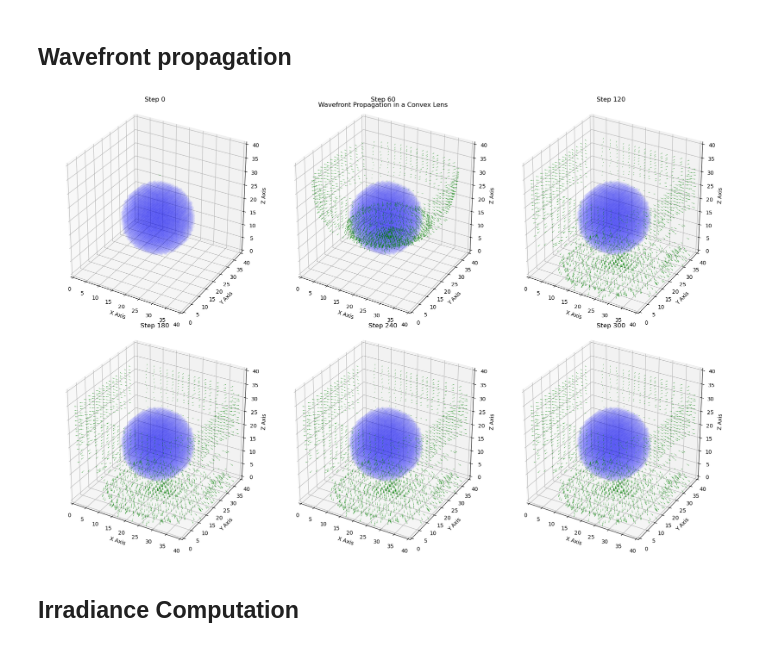
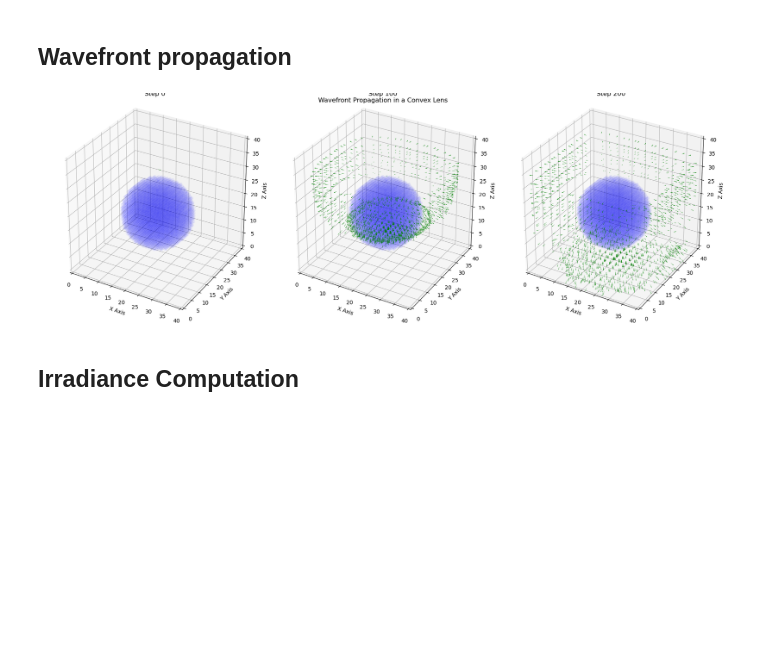
Before and after one commit to swirling-wind/demo-3D-eikonal, a Jupyter notebook: torch_demo.ipynb, the cells around one changed output. Saved outputs shown, nothing was run; the diff lists cells and outputs as text; code cells hidden in the pictures; blank space fills up the shorter version.

```diff
--- a/torch_demo.ipynb
+++ b/torch_demo.ipynb
@@ -228,8 +240,13 @@ def simulate_wavefront_propagation(cur_IOR, grad_xyz, initial_wavefront_pos, ini
     return wavefront_pos_list, wavefront_dir_list
 
 
-test_num_steps = 300
-test_delta_t = 1.0 * num_x / 100
+theta_step = 3
+phi_step = 3
+initial_wavefront_positions = torch.tensor([(num_x//2, num_y//2, num_z - wall_thickness - 3)], dtype=torch.float16, device=device)
+initial_wavefront_directions = torch.tensor([spherical_to_cartesian(theta, phi) for theta in range(90, 180, theta_step) for phi in range(0, 360, phi_step)], dtype=torch.float16, device=device)
+
+test_num_steps = 200
+test_delta_t = 0.7 * num_x / 100
 wavefront_positions_list, wavefront_directions_list = simulate_wavefront_propagation(ior_field, convex_grad_xyz_torch, initial_wavefront_positions, initial_wavefront_directions, num_steps=test_num_steps, delta_t=test_delta_t)
 # %%
 def show_propagation_results(convex_pos_res, convex_dir_res, IOR, num_show_images, fig_name):
@@ -247,35 +264,35 @@ def show_propagation_results(convex_pos_res, convex_dir_res, IOR, num_show_image
     for i, index in enumerate(show_indices):
         ax = fig.add_subplot(num_rows, num_cols, i + 1, projection='3d')
         ax.set_box_aspect([1,1,1])
         ax.set_xlim(0, IOR.shape[0])
         ax.set_ylim(0, IOR.shape[1])
         ax.set_zlim(0, IOR.shape[2])
         ax.set_xlabel('X Axis')
         ax.set_ylabel('Y Axis')
         ax.set_zlabel('Z Axis')
         ax.set_title(f"Step {index}")
 
         # Visualize 3D IOR field
         IOR_np = IOR.cpu().numpy() if IOR.is_cuda else IOR.numpy()
         x_points, y_points, z_points = np.where(IOR_np == sphere_ior)
         ax.scatter(x_points, y_points, z_points, color='blue', alpha=0.04)
 
         # Visualize Wavefront
         wavefront_positions = convex_pos_res[index].cpu().numpy() if convex_pos_res[index].is_cuda else convex_pos_res[index].numpy()
         wavefront_directions = convex_dir_res[index].cpu().numpy() if convex_dir_res[index].is_cuda else convex_dir_res[index].numpy()
         subsample_indices = np.arange(0, wavefront_positions.shape[0], 2)  # Subsampling every 2 data point
         ax.quiver(wavefront_positions[subsample_indices, 0], wavefront_positions[subsample_indices, 1], wavefront_positions[subsample_indices, 2],
                   wavefront_directions[subsample_indices, 0], wavefront_directions[subsample_indices, 1], wavefront_directions[subsample_indices, 2],
                   length=1, color='green', normalize=True, linewidths=0.7, arrow_length_ratio=0.4, alpha=0.4)
 
     fig.tight_layout()
     fig.suptitle(fig_name)
     plt.show()
 
-num_show_images = 6
+num_show_images = 3
 show_propagation_results(wavefront_positions_list, wavefront_directions_list, ior_field, num_show_images, "Wavefront Propagation in a Convex Lens")
 # %% [output]
-[figure, old version]
+[figure, new version]
 # %% [markdown]
 ## Irradiance Computation
 # %%
```
Also changed, not shown: parts of 2 cells of this notebook.
